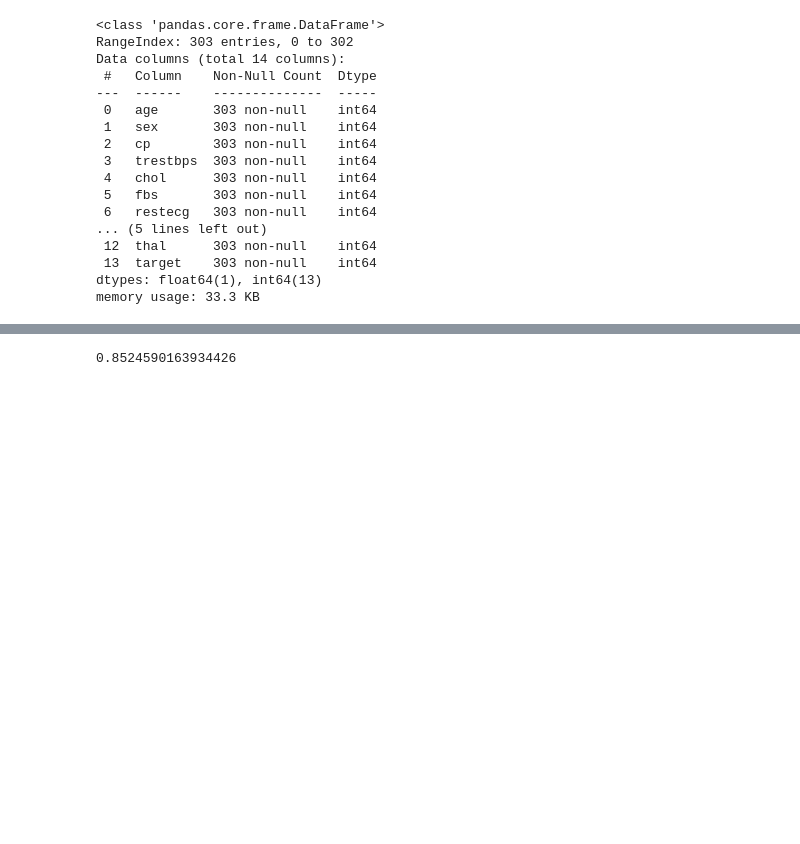
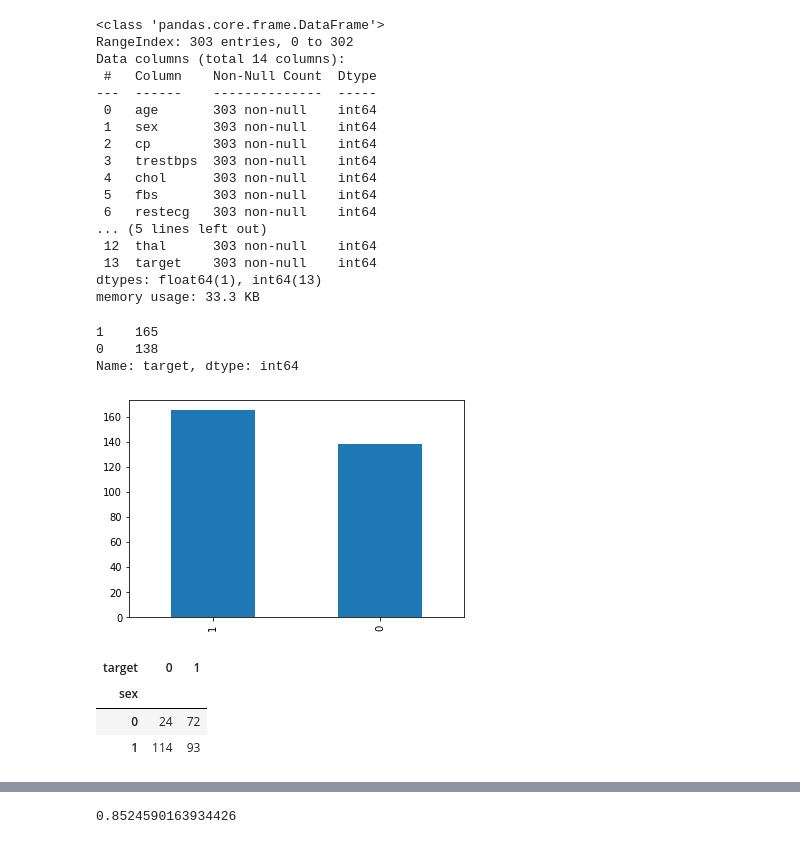
Before and after one commit to MINEEJA/Heart_disease_prediction, a Jupyter notebook: Heart_Disease_Predictor.ipynb, the cells around one changed output, grey strips where cells are left out. Saved outputs shown, nothing was run; the diff lists cells and outputs as text; code cells hidden in the pictures; blank space fills up the shorter version.

```diff
--- a/Heart_Disease_Predictor.ipynb
+++ b/Heart_Disease_Predictor.ipynb
@@ -34,3 +41,21 @@ Data columns (total 14 columns):
  13  target    303 non-null    int64
 dtypes: float64(1), int64(13)
 memory usage: 33.3 KB
+# %%
+heart_disease.target.value_counts()
+# %% [output]
+1    165
+0    138
+Name: target, dtype: int64
+# %%
+heart_disease.target.value_counts().plot(kind="bar");
+# %% [output]
+[figure, added]
+# %%
+# target = 1 means heart disease present and target = 0 means no heart disease, also sex = 0 means female and sex = 1 means male
+pd.crosstab(heart_disease["sex"], heart_disease["target"])
+# %% [output]
+| target | 0 | 1 |
+| sex |  |  |
+| 0 | 24 | 72 |
+| 1 | 114 | 93 |
```
Also changed, not shown: parts of 20 cells of this notebook.
